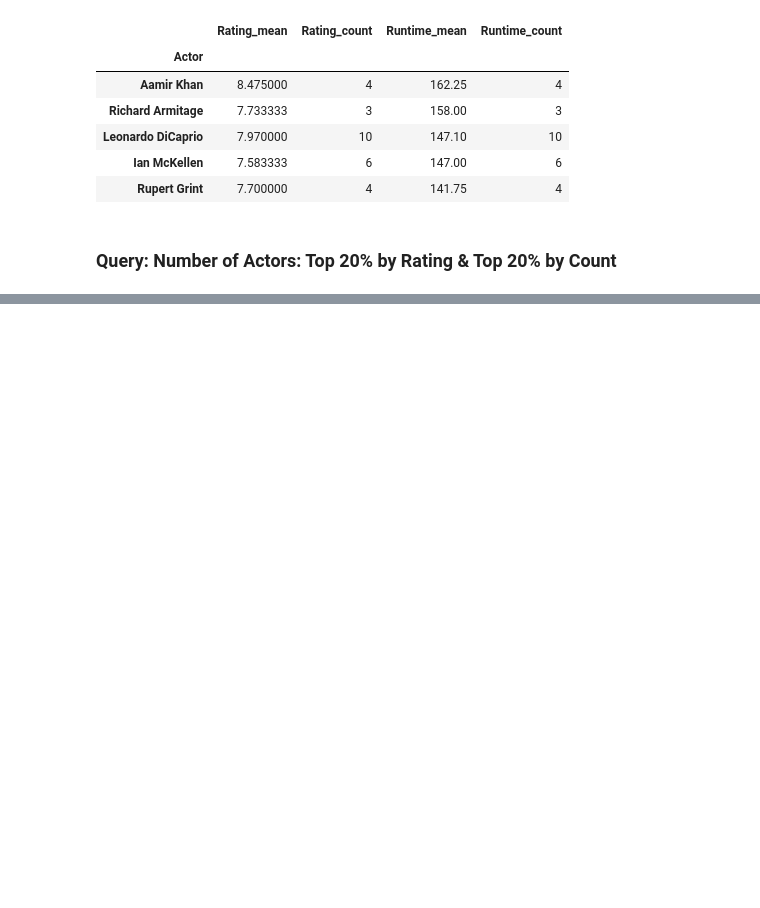
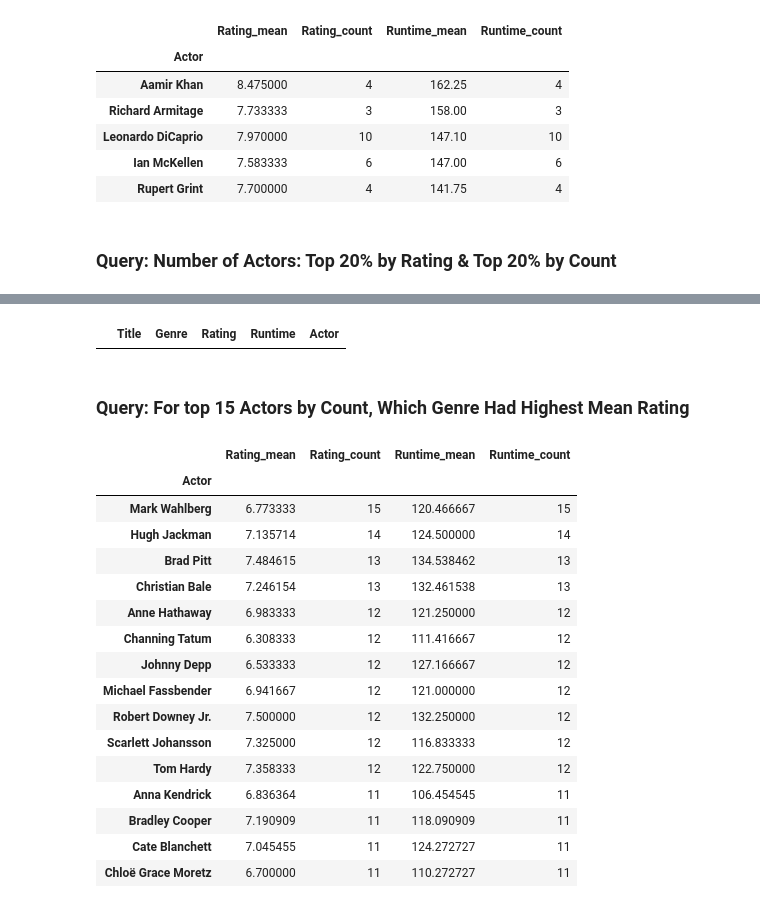
Before and after one commit to sdiehl28/Scikit-Learn-Workflow, a Jupyter notebook: python/Pandas04.ipynb, the cells around one changed output, grey strips where cells are left out. Saved outputs shown, nothing was run; the diff lists cells and outputs as text; code cells hidden in the pictures; blank space fills up the shorter version.

```diff
--- a/python/Pandas04.ipynb
+++ b/python/Pandas04.ipynb
@@ -335,8 +335,8 @@ df_agg.head()
 ### Query: Top 15 Actors by Movie Count, Sorted by Rating
 # %%
 # find the 15 actors who are in the most movies and sort by Rating
-actor_common = df_agg.nlargest(n=15, columns=['Rating_count'])
-actor_common.sort_values(by='Rating_mean', ascending=False)
+actor_top15 = df_agg.nlargest(n=15, columns=['Rating_count'])
+actor_top15.sort_values(by='Rating_mean', ascending=False)
 # %% [output]
 |  | Rating_mean | Rating_count | Runtime_mean | Runtime_count |
 | Actor |  |  |  |  |
@@ -427,0 +466,27 @@ df_agg[criteria_top20_rated & criteria_top20_count].nlargest(n=5, columns=['Runt
+# %%
+# verify unique Actor, Genre, Title
+get_dups(df_genre_actor, ['Actor', 'Genre', 'Title'])
+# %% [output]
+|  | Title | Genre | Rating | Runtime | Actor |
+# %% [markdown]
+### Query: For top 15 Actors by Count, Which Genre Had Highest Mean Rating
+# %%
+actor_top15
+# %% [output]
+|  | Rating_mean | Rating_count | Runtime_mean | Runtime_count |
+| Actor |  |  |  |  |
+| Mark Wahlberg | 6.773333 | 15 | 120.466667 | 15 |
+| Hugh Jackman | 7.135714 | 14 | 124.500000 | 14 |
+| Brad Pitt | 7.484615 | 13 | 134.538462 | 13 |
+| Christian Bale | 7.246154 | 13 | 132.461538 | 13 |
+| Anne Hathaway | 6.983333 | 12 | 121.250000 | 12 |
+| Channing Tatum | 6.308333 | 12 | 111.416667 | 12 |
+| Johnny Depp | 6.533333 | 12 | 127.166667 | 12 |
+| Michael Fassbender | 6.941667 | 12 | 121.000000 | 12 |
+| Robert Downey Jr. | 7.500000 | 12 | 132.250000 | 12 |
+| Scarlett Johansson | 7.325000 | 12 | 116.833333 | 12 |
+| Tom Hardy | 7.358333 | 12 | 122.750000 | 12 |
+| Anna Kendrick | 6.836364 | 11 | 106.454545 | 11 |
+| Bradley Cooper | 7.190909 | 11 | 118.090909 | 11 |
+| Cate Blanchett | 7.045455 | 11 | 124.272727 | 11 |
+| Chloë Grace Moretz | 6.700000 | 11 | 110.272727 | 11 |
```
Also changed, not shown: parts of 26 cells of this notebook.
